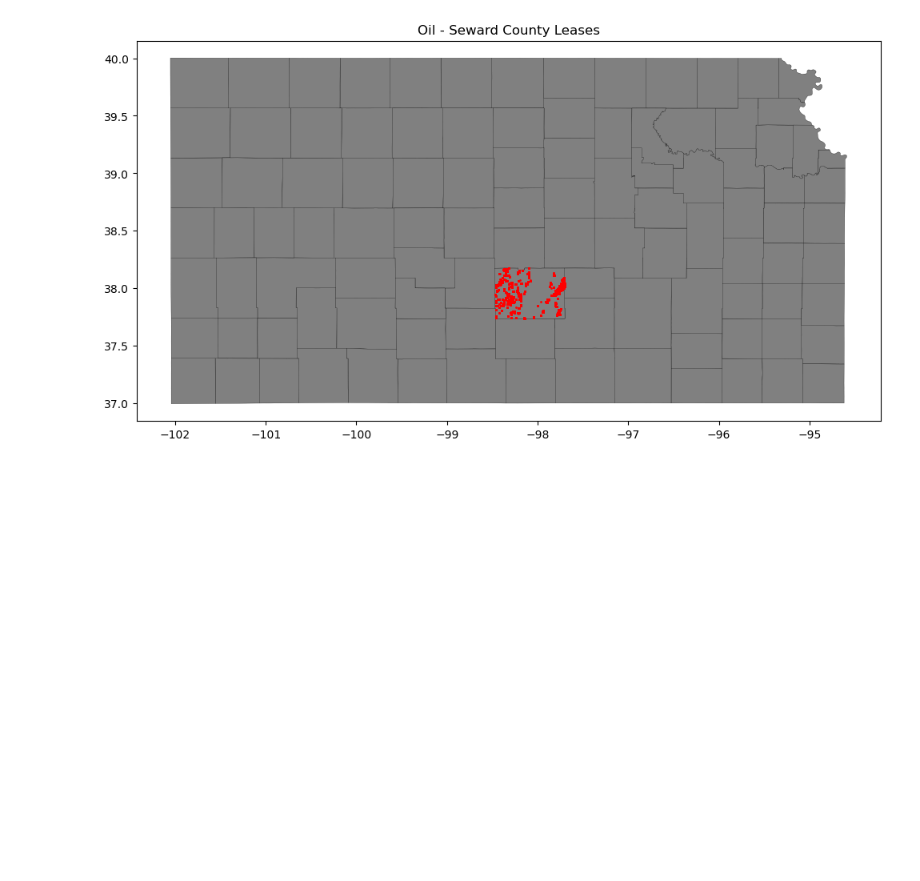
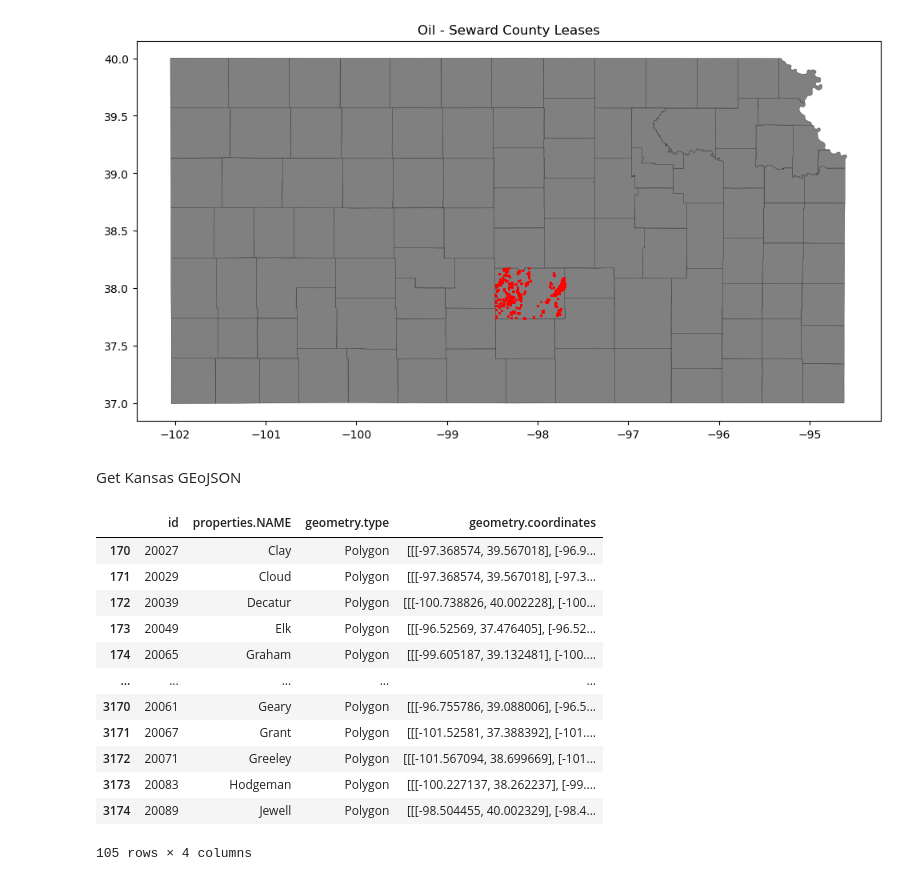
Before and after one commit to Energy-DVA/energy, a Jupyter notebook: _1_analysis/eda.ipynb, the cells around one changed output. Cells and saved outputs as stored; diff of their text form; code cells hidden in the pictures; blank space fills up the shorter version.

```diff
--- a/_1_analysis/eda.ipynb
+++ b/_1_analysis/eda.ipynb
@@ -458,3 +465,34 @@ ax.set_title("Oil - Reno County Leases")
 Text(0.5, 1.0, 'Oil - Seward County Leases')
 [figure]
 [figure]
+# %% [markdown]
+Get Kansas GEoJSON
+# %%
+from itertools import count
+from urllib.request import urlopen
+import json
+import pandas as pd
+from geojson import Feature, FeatureCollection, Point
+
+with urlopen('https://raw.githubusercontent.com/plotly/datasets/master/geojson-counties-fips.json') as response:
+    counties = json.load(response)
+# %%
+df = pd.json_normalize(counties["features"])
+df["properties.STATE"] = df["properties.STATE"].astype(int)
+
+df = df[df["properties.STATE"] == 20][["id","properties.NAME","geometry.type","geometry.coordinates"]]
+df
+# %% [output]
+|  | id | properties.NAME | geometry.type | geometry.coordinates |
+| 170 | 20027 | Clay | Polygon | [[[-97.368574, 39.567018], [-96.9... |
+| 171 | 20029 | Cloud | Polygon | [[[-97.368574, 39.567018], [-97.3... |
+| 172 | 20039 | Decatur | Polygon | [[[-100.738826, 40.002228], [-100... |
+| 173 | 20049 | Elk | Polygon | [[[-96.52569, 37.476405], [-96.52... |
+| 174 | 20065 | Graham | Polygon | [[[-99.605187, 39.132481], [-100.... |
+| ... | ... | ... | ... | ... |
+| 3170 | 20061 | Geary | Polygon | [[[-96.755786, 39.088006], [-96.5... |
+| 3171 | 20067 | Grant | Polygon | [[[-101.52581, 37.388392], [-101.... |
+| 3172 | 20071 | Greeley | Polygon | [[[-101.567094, 38.699669], [-101... |
+| 3173 | 20083 | Hodgeman | Polygon | [[[-100.227137, 38.262237], [-99.... |
+| 3174 | 20089 | Jewell | Polygon | [[[-98.504455, 40.002329], [-98.4... |
+105 rows × 4 columns
```
Also changed, not shown: parts of 5 cells of this notebook, 2 other files.
